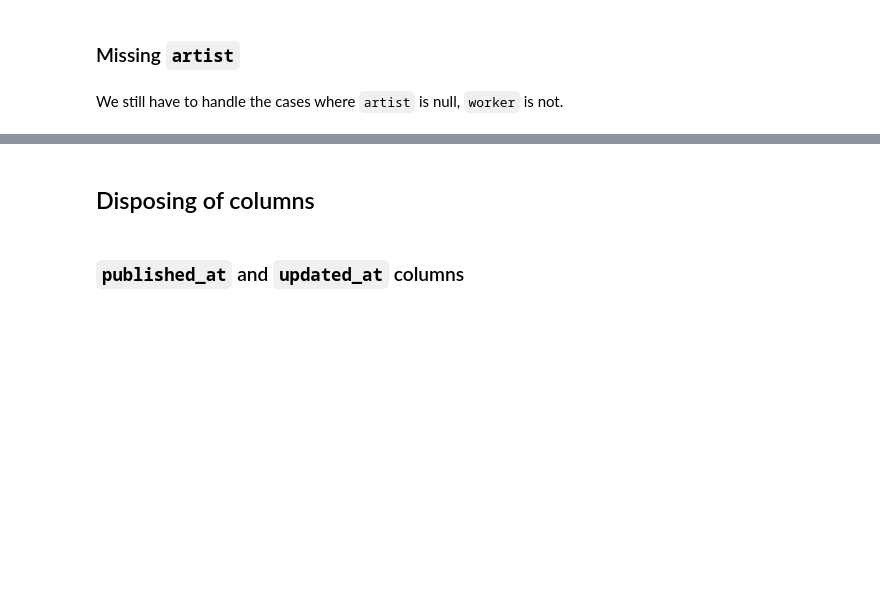
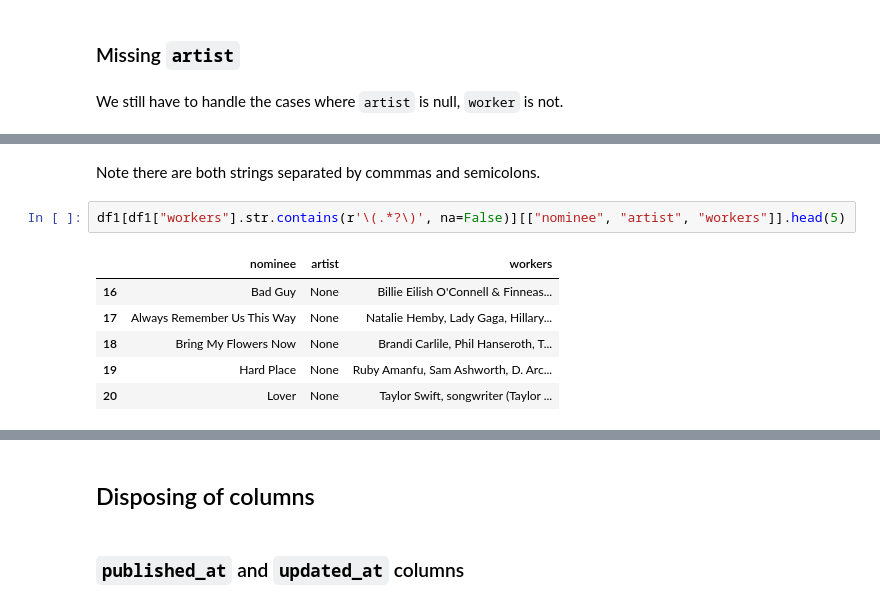
Before and after one commit to ntlg72/ws_002, a Jupyter notebook: notebooks/3.0-nlg-eda-grammys.ipynb, the cells around one changed output, grey strips where cells are left out. Cells and saved outputs as stored; diff of their text form; blank space fills up the shorter version.

```diff
--- a/notebooks/3.0-nlg-eda-grammys.ipynb
+++ b/notebooks/3.0-nlg-eda-grammys.ipynb
@@ -871,0 +951,11 @@ def update_artist_from_workers(df):
+# %% [markdown]
+Note there are both strings separated by commmas and semicolons.
+# %%
+df1[df1["workers"].str.contains(r'\(.*?\)', na=False)][["nominee", "artist", "workers"]].head(5)
+# %% [output]
+|  | nominee | artist | workers |
+| 16 | Bad Guy | None | Billie Eilish O'Connell & Finneas... |
+| 17 | Always Remember Us This Way | None | Natalie Hemby, Lady Gaga, Hillary... |
+| 18 | Bring My Flowers Now | None | Brandi Carlile, Phil Hanseroth, T... |
+| 19 | Hard Place | None | Ruby Amanfu, Sam Ashworth, D. Arc... |
+| 20 | Lover | None | Taylor Swift, songwriter (Taylor ... |
```
Also changed, not shown: parts of 47 cells of this notebook, 1 other file.
